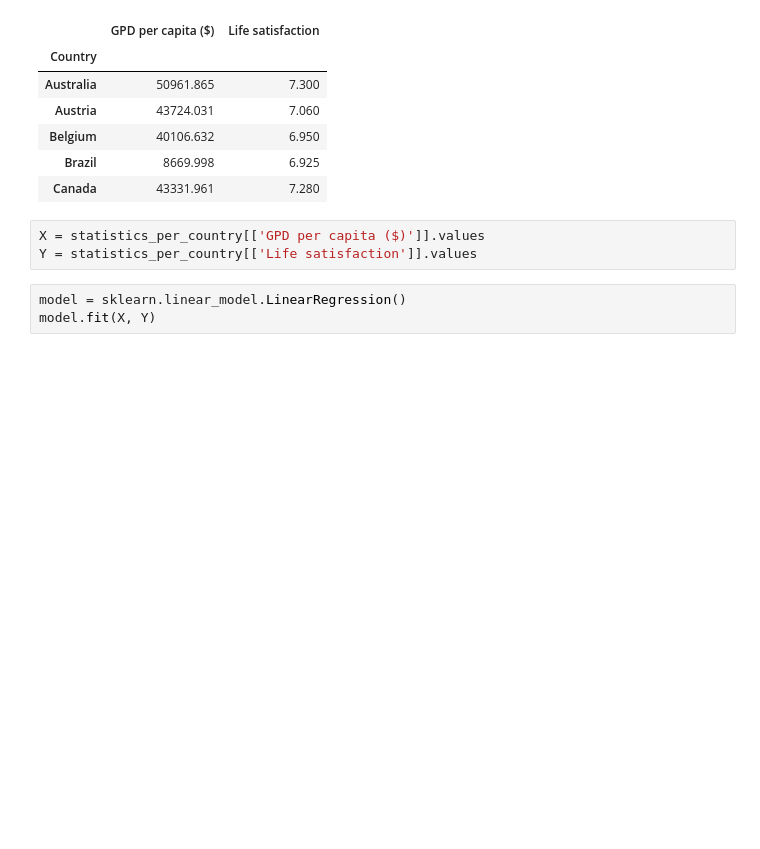
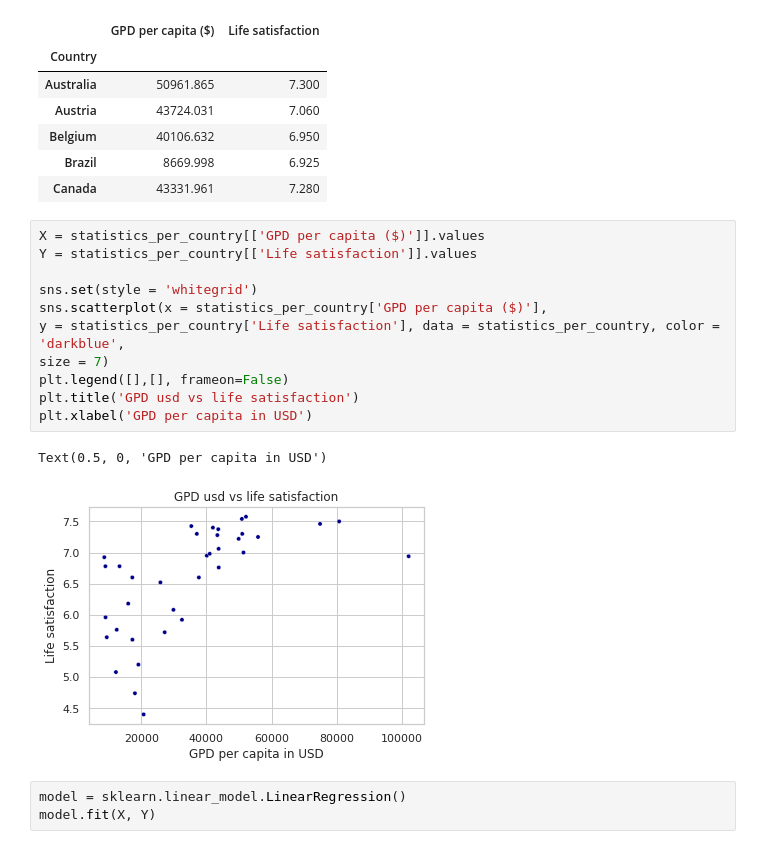
Before and after one commit to WildFireCodes/Data-Science-projects, a Jupyter notebook: Hand on Machine Learning with Scikit Learn Keras and TensorFlow/01.ipynb, the cells around one changed output. Drawn from its saved outputs; the diff is of its cells as text; blank space fills up the shorter version.

Commit message:
Added scatterplot life satisf vs gpd

```diff
--- a/Hand on Machine Learning with Scikit Learn Keras and TensorFlow/01.ipynb
+++ b/Hand on Machine Learning with Scikit Learn Keras and TensorFlow/01.ipynb
@@ -98,9 +98,20 @@ statistics_per_country.head()
 | Belgium | 40106.632 | 6.950 |
 | Brazil | 8669.998 | 6.925 |
 | Canada | 43331.961 | 7.280 |
-# %%
-X = statistics_per_country[['GPD per capita ($)']].values
-Y = statistics_per_country[['Life satisfaction']].values
+# %%
+X = statistics_per_country[['GPD per capita ($)']].values
+Y = statistics_per_country[['Life satisfaction']].values
+
+sns.set(style = 'whitegrid')
+sns.scatterplot(x = statistics_per_country['GPD per capita ($)'],
+y = statistics_per_country['Life satisfaction'], data = statistics_per_country, color = 'darkblue',
+size = 7)
+plt.legend([],[], frameon=False)
+plt.title('GPD usd vs life satisfaction')
+plt.xlabel('GPD per capita in USD')
+# %% [output]
+Text(0.5, 0, 'GPD per capita in USD')
+[figure, added]
 # %%
 model = sklearn.linear_model.LinearRegression()
 model.fit(X, Y)
```
Also changed, not shown: parts of 1 cell of this notebook.
